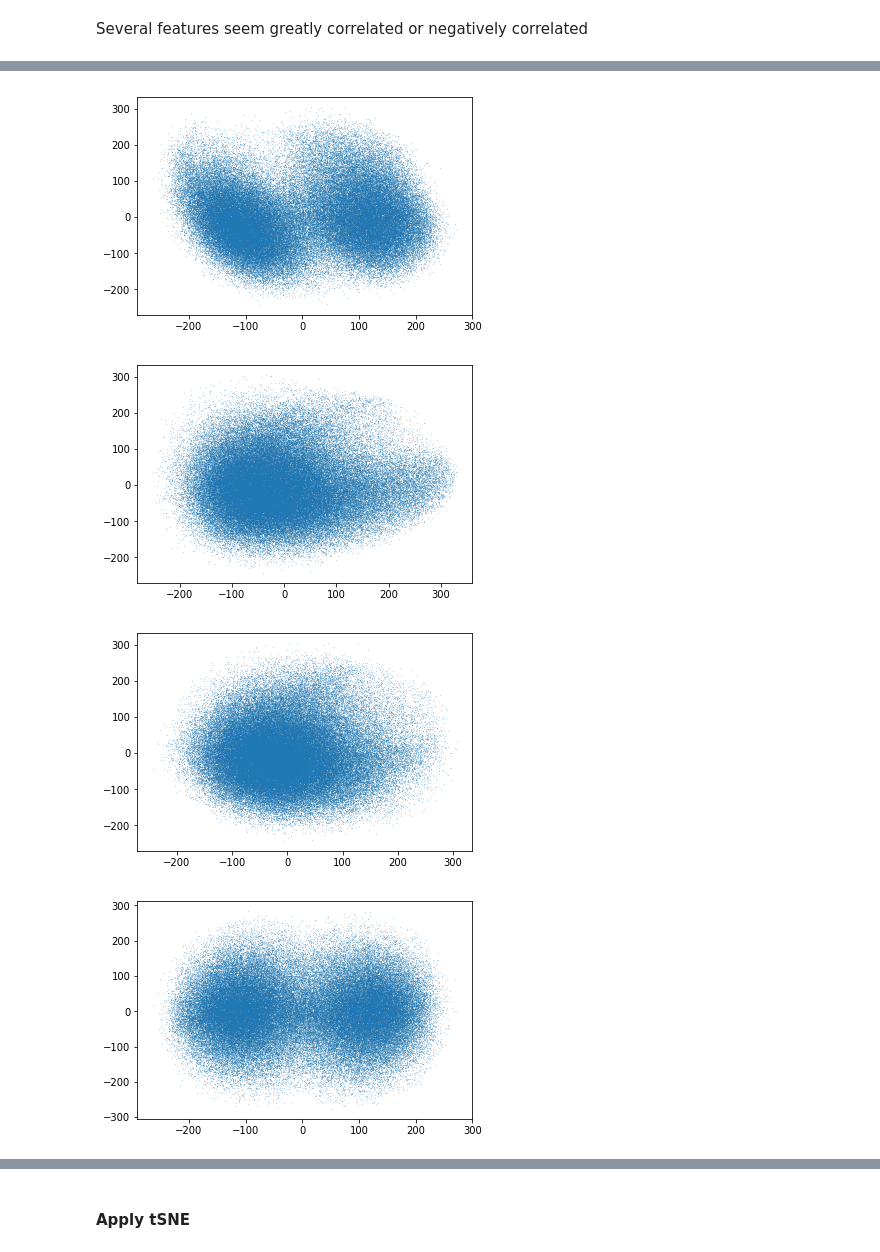
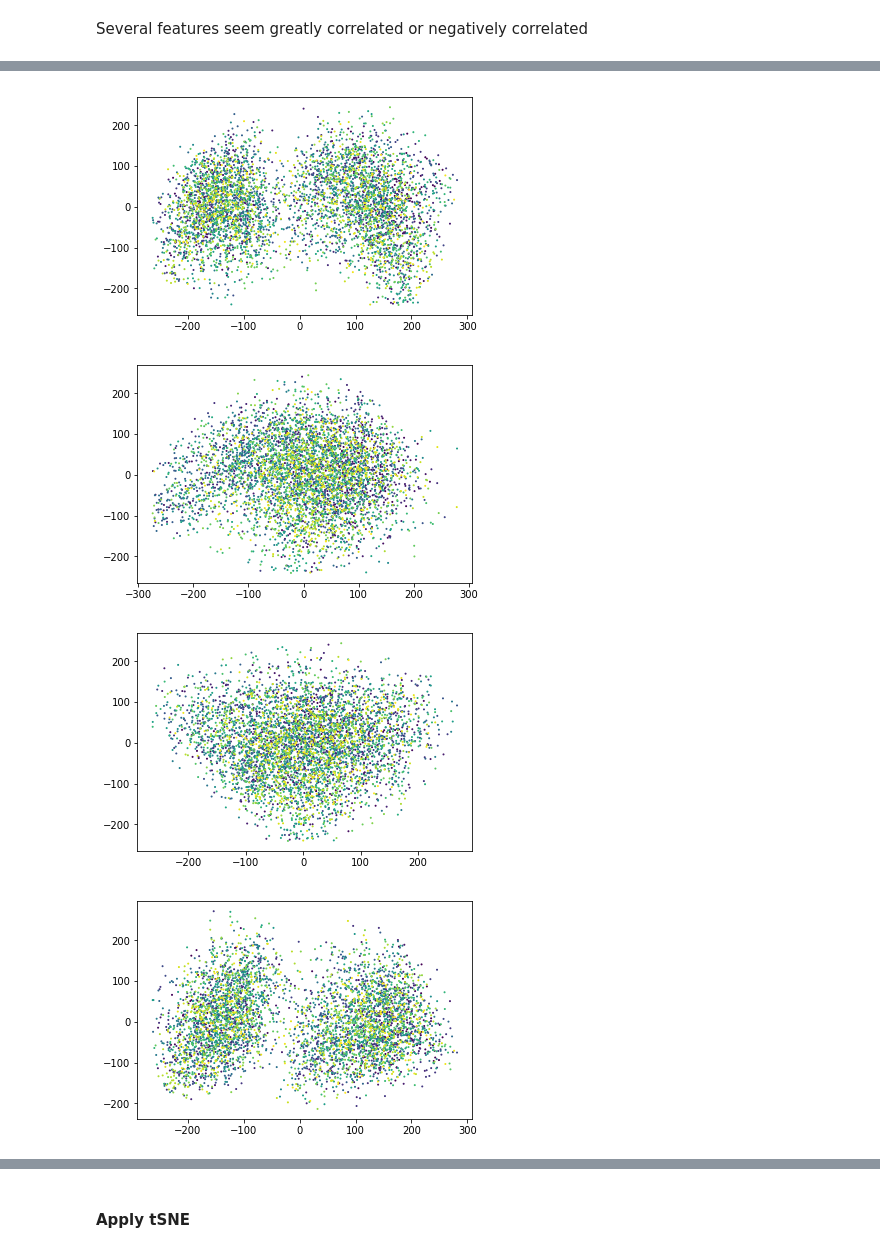
Before and after one commit to nsimonovici/dogs_breed_prediction, a Jupyter notebook: breed_prediction.ipynb, the cells around one changed output, grey strips where cells are left out. Saved outputs shown, nothing was run; the diff lists cells and outputs as text; code cells hidden in the pictures.

```diff
--- a/breed_prediction.ipynb
+++ b/breed_prediction.ipynb
@@ -111,22 +132,15 @@ Steps are as follow :
 # %%
-def dynamic_std_print(string_to_print):
-    """
-    Printing string on standard output and refreshing output line
-    """
-    sys.stdout.write('\r')
-    sys.stdout.write(string_to_print)
-    sys.stdout.flush()
-
 # Initialize our features matrix
-sift_features = np.empty((1, 128))
-# Number if pictures
-n_pic = train_test_df.shape[0]
-n_feats = 0
-pictures_descriptors = []
+sift_features_train = np.empty((1, 128))
+pic_features_train = []
+# Number of pictures
+n_pic_train = train_df.shape[0]
+n_feats_train = 0
+pictures_descriptors_train = []
 
 count = 1
-for picture_id, picture_path in zip(train_test_df.index.values, train_test_df.pic_full_path.values):
-    dynamic_std_print("Treating picture ({:d} / {:d})      ".format(count, n_pic))
+for picture_id, picture_path in zip(train_df.index.values, train_df.pic_full_path.values):
+    dynamic_std_print("Treating picture ({:d} / {:d})      ".format(count, n_pic_train))
 
     # Load the picture
     img = Image.open(picture_path)
@@ -143,20 +157,22 @@ for picture_id, picture_path in zip(train_test_df.index.values, train_test_df.pi
     # Convert to greyscale
     img_grey_mat = cv2.cvtColor(img_mat, cv2.COLOR_BGR2GRAY)
 
-    # Generate SIFT features
-    sift = cv2.xfeatures2d.SIFT_create()
+    # Generate SIFT features (limiting to 100 features)
+    sift = cv2.xfeatures2d.SIFT_create(100)
     keypoints, descriptors = sift.detectAndCompute(img_grey_mat, None)
-    pictures_descriptors.append(descriptors)
+    pictures_descriptors_train.append(descriptors)
 
     # Number of features
     n_feat_img = len(keypoints)
-    n_feats = n_feats + n_feat_img
+    n_feats_train = n_feats_train + n_feat_img
 
     # Concatenate descriptors
-    sift_features = np.concatenate((sift_features, descriptors))
+    sift_features_train = np.concatenate((sift_features_train, descriptors))
+    # Add picture value
+    pic_features_train.extend([count-1]*len(descriptors))
 
     count += 1
 
 # Remove 1st empty column
-sift_features = sift_features[1:, :]
+sift_features_train = sift_features_train[1:, :]
 # %% [output]
@@ -173,7 +245,7 @@ components = np.arange(2, 107, 5)
 for i in components:
     dynamic_std_print("Treating {:d}".format(i))
     visu_pca = decomposition.PCA(n_components=i)
-    visu_pca.fit(sift_features)
+    visu_pca.fit(sift_features_train)
     ratios.append(visu_pca.explained_variance_ratio_.sum())
 # %% [output]
 Treating 102
@@ -184,5 +258,5 @@ plt.plot(components, ratios);
 # %%
 # Transform features with PCA
 visu_pca = decomposition.PCA(n_components=50)
-visu_pca.fit(sift_features)
-sift_feats_pca = visu_pca.transform(sift_features)
+visu_pca.fit(sift_features_train)
+sift_feats_train_pca = visu_pca.transform(sift_features_train)
@@ -218,17 +302,17 @@ plt.scatter(sift_feats_pca[:,1], sift_feats_pca[:,2], s=0.01);
 # %%
-plt.scatter(sift_feats_pca[:,0], sift_feats_pca[:,3], s=0.01);
+plt.scatter(sift_feats_train_pca[:,0], sift_feats_train_pca[:,3], s=1, c=pic_features_train);
 # %% [output]
-[figure, old version]
+[figure, new version]
 # %%
-plt.scatter(sift_feats_pca[:,1], sift_feats_pca[:,3], s=0.01);
+plt.scatter(sift_feats_train_pca[:,1], sift_feats_train_pca[:,3], s=1, c=pic_features_train);
 # %% [output]
-[figure, old version]
+[figure, new version]
 # %%
-plt.scatter(sift_feats_pca[:,2], sift_feats_pca[:,3], s=0.01);
+plt.scatter(sift_feats_train_pca[:,2], sift_feats_train_pca[:,3], s=1, c=pic_features_train);
 # %% [output]
-[figure, old version]
+[figure, new version]
 # %%
-plt.scatter(sift_feats_pca[:,0], sift_feats_pca[:,4], s=0.01);
+plt.scatter(sift_feats_train_pca[:,0], sift_feats_train_pca[:,4], s=1, c=pic_features_train);
 # %% [output]
-[figure, old version]
+[figure, new version]
 # %%
```
Also changed, not shown: parts of 66 cells of this notebook, 1 other file.
